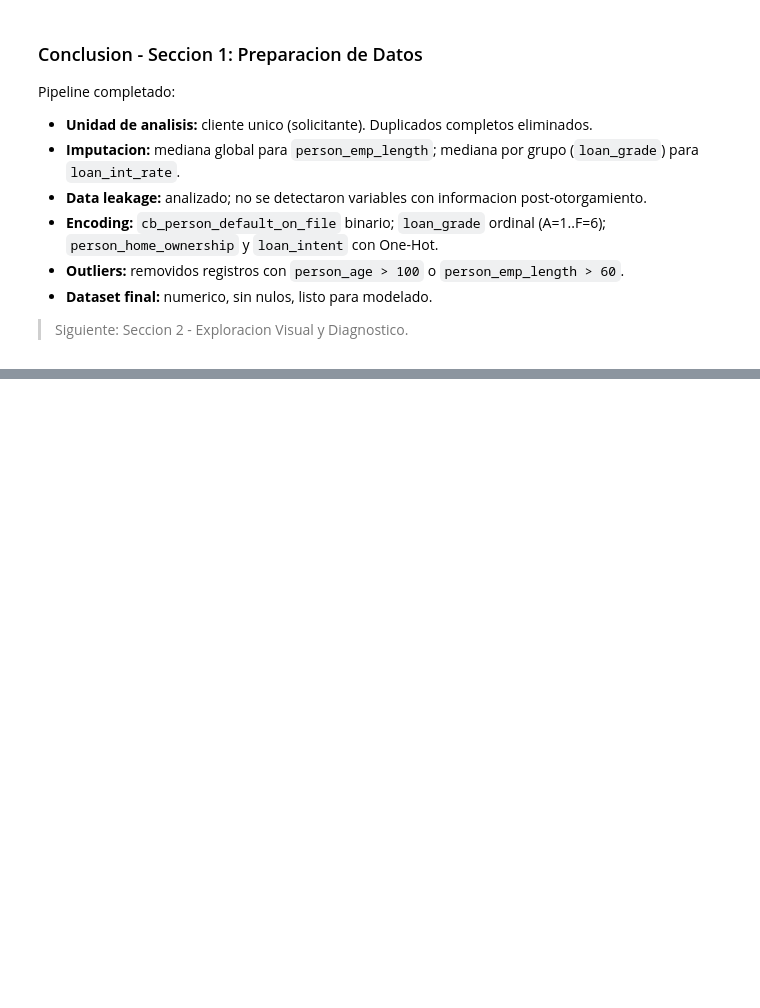
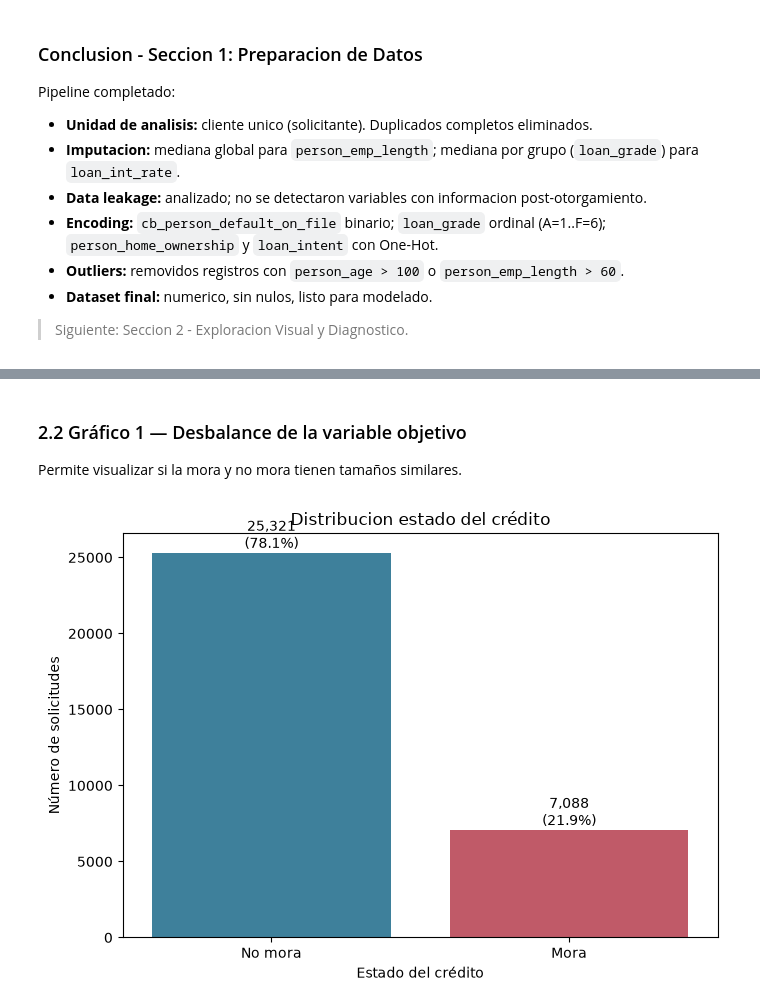
Before and after one commit to CristianPachacama/uide_01_aprendizaje_automatico, a Jupyter notebook: 2026_08_08_entreanamiento_modelos_regresion_clasificacion/grupo_4_taller_02.ipynb, the cells around one changed output, grey strips where cells are left out. Cells and saved outputs as stored; diff of their text form; code cells hidden in the pictures; blank space fills up the shorter version.

```diff
--- a/2026_08_08_entreanamiento_modelos_regresion_clasificacion/grupo_4_taller_02.ipynb
+++ b/2026_08_08_entreanamiento_modelos_regresion_clasificacion/grupo_4_taller_02.ipynb
@@ -391,0 +411,13 @@ Pipeline completado:
+# %%
+# Copia interpretable para exploración: categorías originales y mismos filtros de calidad
+display(df.columns)
+df_categorias = df.copy()
+df_categorias = df_categorias[(df_categorias['person_age'] <= 100) & (df_categorias['person_emp_length'] <= 60)].copy()
+df_categorias['estado_credito'] = df_categorias['loan_status'].map({0: 'No mora', 1: 'Mora'})
+df_categorias['loan_grade'] = pd.Categorical(
+    df_categorias['loan_grade'], categories=list('ABCDEFG'), ordered=True
+)
+
+assert df_categorias.isna().sum().sum() == 0, 'Existen nulos pendientes en df_categorias'
+print(f'Dataset por Categorias: # de  {df_categorias.shape[0]} solicitudes x # {df_categorias.shape[1]} variables')
+df_categorias.head()
@@ -391,0 +437,21 @@ Pipeline completado:
+# %% [markdown]
+### 2.2 Gráfico 1 — Desbalance de la variable objetivo
+
+Permite visualizar si la mora y  no mora tienen tamaños similares.
+# %%
+orden_estado = ['No mora', 'Mora']
+paleta_estado = {'No mora': '#2E86AB', 'Mora': '#D1495B'}
+
+plt.figure(figsize=(7, 5))
+ax = sns.countplot(data=df_categorias, x='estado_credito', order=orden_estado, palette=paleta_estado, hue='estado_credito', legend=False)
+total = len(df_categorias)
+for barra in ax.patches:
+    cantidad = int(barra.get_height())
+    ax.text(barra.get_x() + barra.get_width()/2, cantidad, f'{cantidad:,}\n({cantidad/total:.1%})', ha='center', va='bottom')
+plt.title('Distribucion estado del crédito')
+plt.xlabel('Estado del crédito')
+plt.ylabel('Número de solicitudes')
+plt.tight_layout()
+plt.show()
+# %% [output]
+[figure, added]
```
Also changed, not shown: parts of 20 cells of this notebook.
